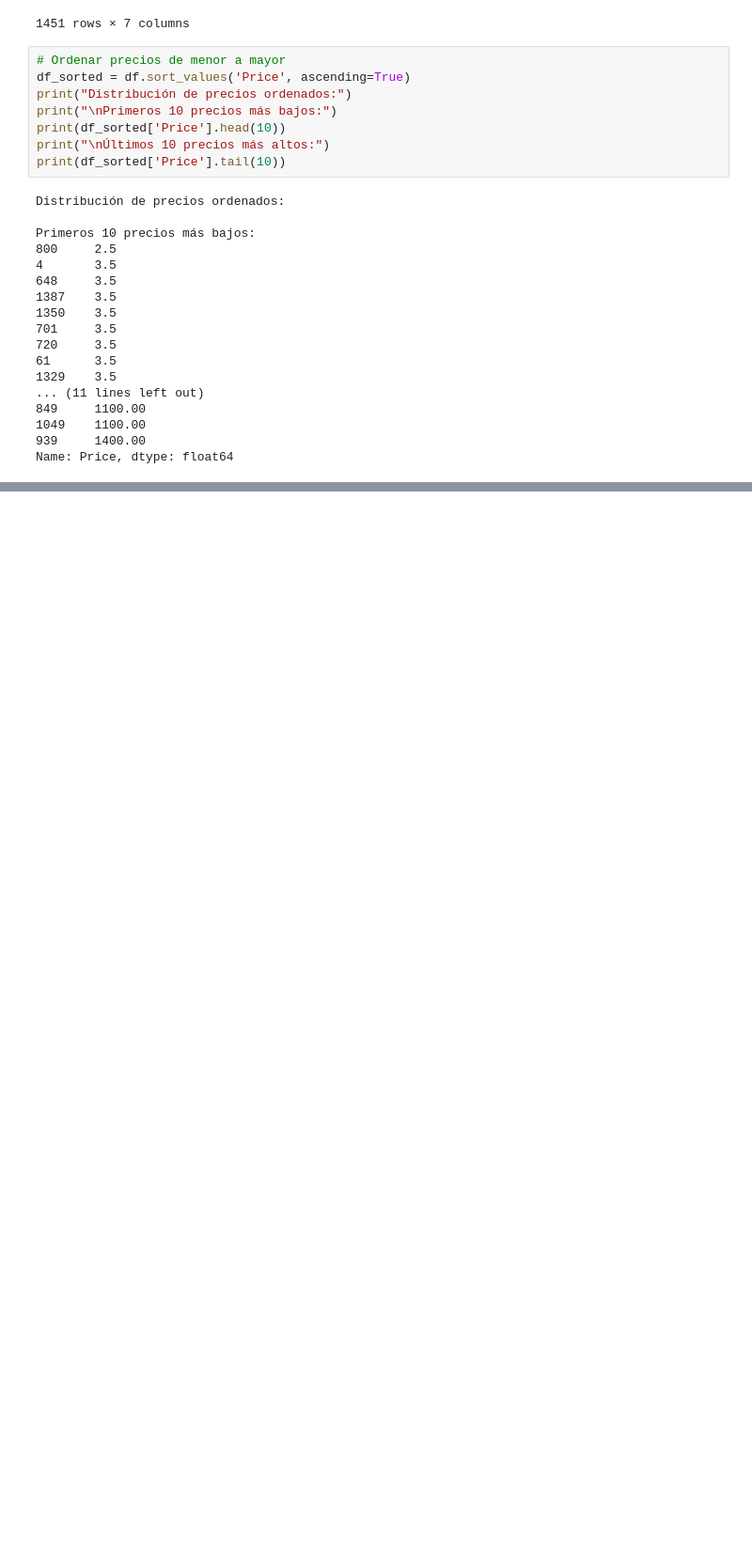
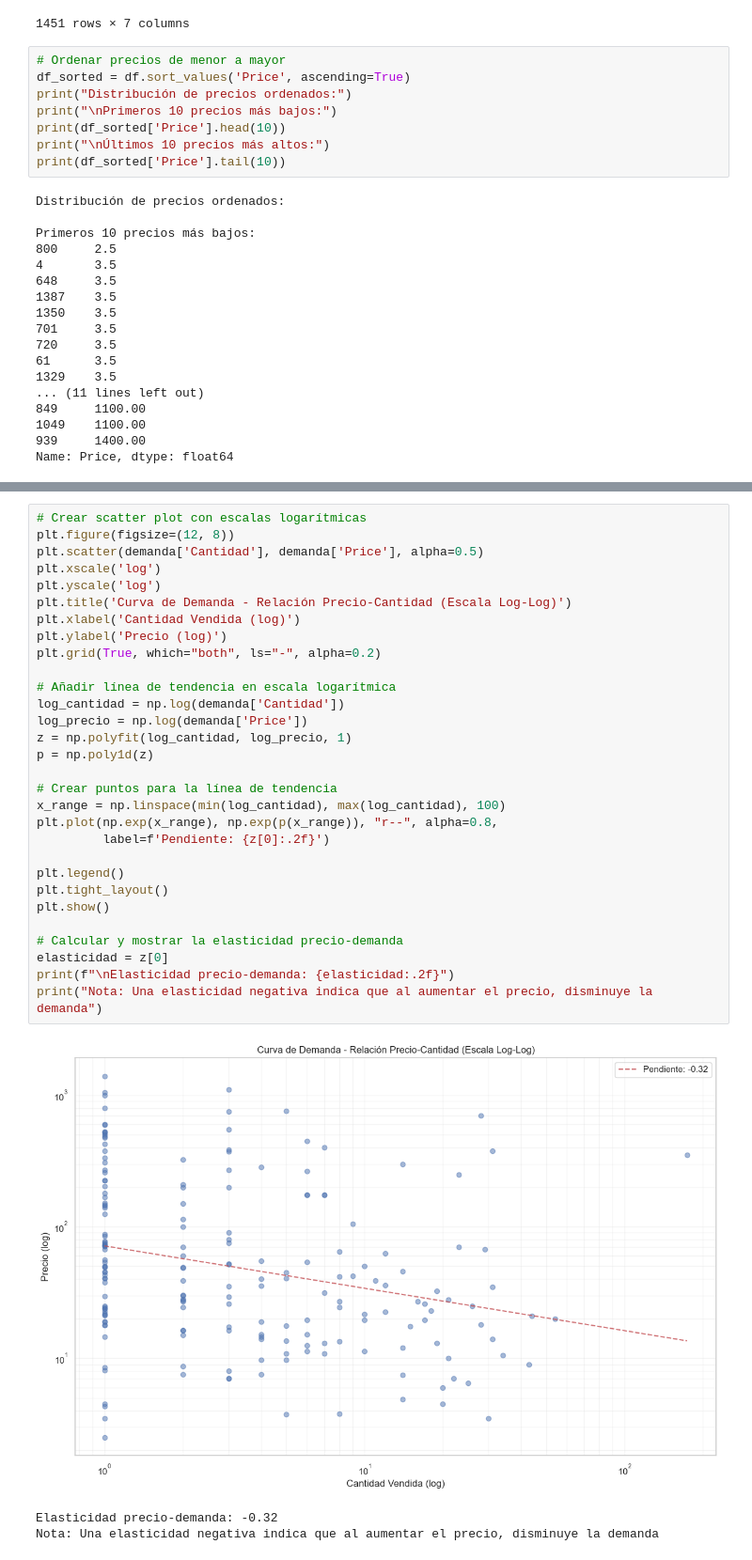
Before and after one commit to armand-analytics/Forecasting, a Jupyter notebook: notebooks/01_EDA.ipynb, the cells around one changed output, grey strips where cells are left out. Shown at 94% size. Cells and saved outputs as stored; diff of their text form; blank space fills up the shorter version.

```diff
--- a/notebooks/01_EDA.ipynb
+++ b/notebooks/01_EDA.ipynb
@@ -228,0 +272,34 @@ plt.show()
+# %%
+# Crear scatter plot con escalas logarítmicas
+plt.figure(figsize=(12, 8))
+plt.scatter(demanda['Cantidad'], demanda['Price'], alpha=0.5)
+plt.xscale('log')
+plt.yscale('log')
+plt.title('Curva de Demanda - Relación Precio-Cantidad (Escala Log-Log)')
+plt.xlabel('Cantidad Vendida (log)')
+plt.ylabel('Precio (log)')
+plt.grid(True, which="both", ls="-", alpha=0.2)
+
+# Añadir línea de tendencia en escala logarítmica
+log_cantidad = np.log(demanda['Cantidad'])
+log_precio = np.log(demanda['Price'])
+z = np.polyfit(log_cantidad, log_precio, 1)
+p = np.poly1d(z)
+
+# Crear puntos para la línea de tendencia
+x_range = np.linspace(min(log_cantidad), max(log_cantidad), 100)
+plt.plot(np.exp(x_range), np.exp(p(x_range)), "r--", alpha=0.8,
+         label=f'Pendiente: {z[0]:.2f}')
+
+plt.legend()
+plt.tight_layout()
+plt.show()
+
+# Calcular y mostrar la elasticidad precio-demanda
+elasticidad = z[0]
+print(f"\nElasticidad precio-demanda: {elasticidad:.2f}")
+print("Nota: Una elasticidad negativa indica que al aumentar el precio, disminuye la demanda")
+# %% [output]
+[figure, added]
+Elasticidad precio-demanda: -0.32
+Nota: Una elasticidad negativa indica que al aumentar el precio, disminuye la demanda
```
Also changed, not shown: parts of 5 cells of this notebook.
